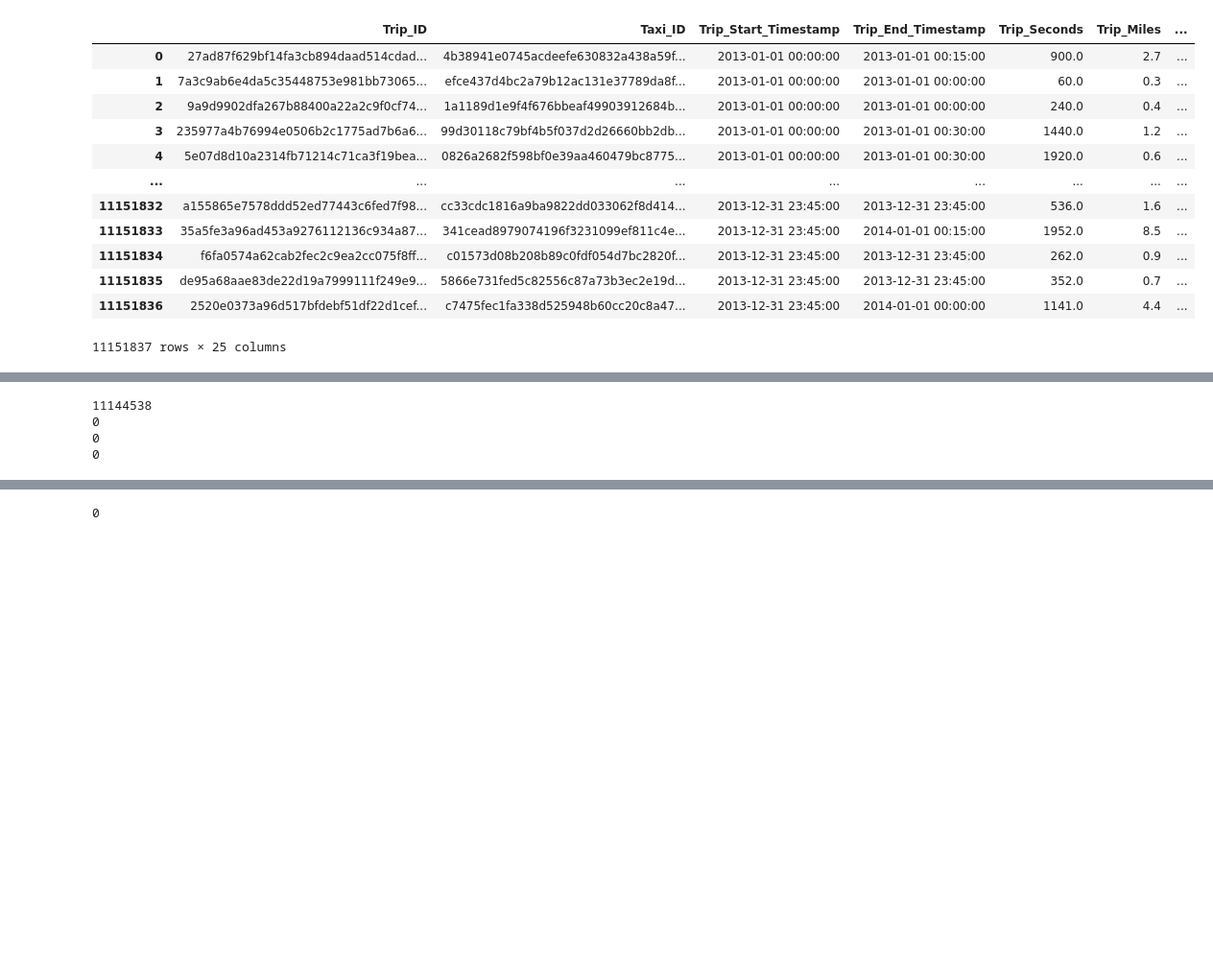
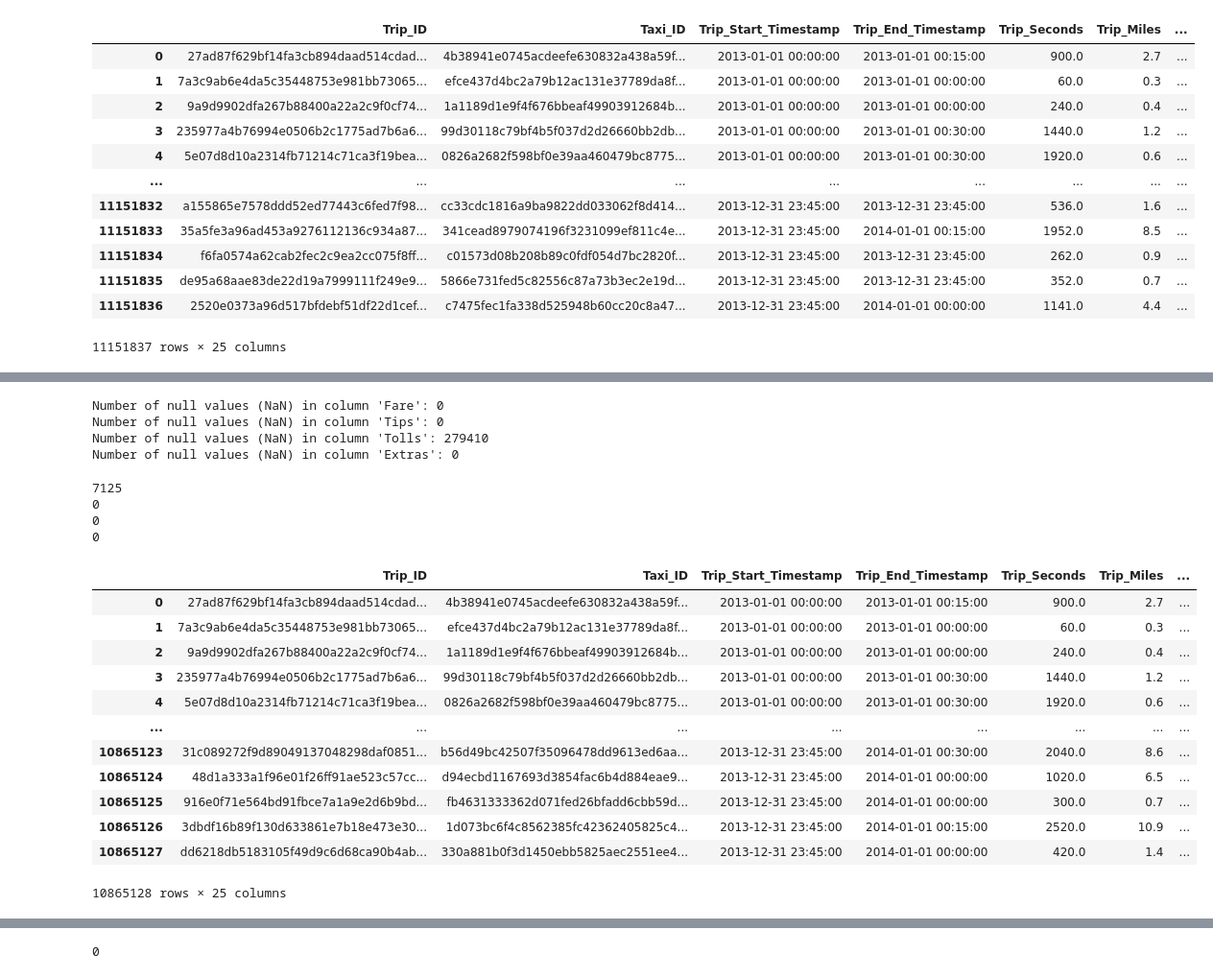
Before and after one commit to Hannah2800/AAA_2023_AdvancedPythonPandas, a Jupyter notebook: Task 1 - Data Cleaning and Preparation.ipynb, the cells around one changed output, grey strips where cells are left out. Shown at 96% size. Drawn from its saved outputs; the diff is of its cells as text; code cells hidden in the pictures; blank space fills up the shorter version.

```diff
--- a/Task 1 - Data Cleaning and Preparation.ipynb
+++ b/Task 1 - Data Cleaning and Preparation.ipynb
@@ -71,0 +82,2 @@ df_chicago.duplicated(subset=['Trip_ID']).sum()
+# %%
+df_chicago.dropna(subset=['Trip_Miles','Trip_Seconds'], inplace = True)
@@ -228,18 +222,45 @@ memory usage: 2.0+ GB
-# %%
-# check for zeros/negative values in columns: Fare (Tarif, Preis), Tips, Tolls (Maut) and Extras
-
-fare_ = (df_chicago['Fare'] <= 0).sum()
-tips_ = (df_chicago['Tips'] < 0).sum()
-tolls_ = (df_chicago['Tolls'] < 0).sum()
-extras_ = (df_chicago['Extras'] < 0).sum()
-print(fare_)
-print(tips_)
-print(tolls_)
-print(extras_)
-# %% [output]
-11144538
-0
-0
-0
+# %%
+print(f"Number of null values (NaN) in column 'Fare': {len(df_chicago['Fare'])-len(df_chicago['Fare'].dropna())}")
+print(f"Number of null values (NaN) in column 'Tips': {len(df_chicago['Tips'])-len(df_chicago['Tips'].dropna())}")
+print(f"Number of null values (NaN) in column 'Tolls': {len(df_chicago['Tolls'])-len(df_chicago['Tolls'].dropna())}")
+print(f"Number of null values (NaN) in column 'Extras': {len(df_chicago['Extras'])-len(df_chicago['Extras'].dropna())}")
+# %% [output]
+Number of null values (NaN) in column 'Fare': 0
+Number of null values (NaN) in column 'Tips': 0
+Number of null values (NaN) in column 'Tolls': 279410
+Number of null values (NaN) in column 'Extras': 0
+# %%
+df_chicago.dropna(subset=['Tolls'], inplace = True)
+# %%
+# check for zeros/negative values in columns: Fare (Tarif, Preis), Tips, Tolls (Maut) and Extras
+
+fare_ = (df_chicago['Fare'] <= 0).sum()
+tips_ = (df_chicago['Tips'] < 0).sum()
+tolls_ = (df_chicago['Tolls'] < 0).sum()
+extras_ = (df_chicago['Extras'] < 0).sum()
+print(fare_)
+print(tips_)
+print(tolls_)
+print(extras_)
+# %% [output]
+7125
+0
+0
+0
 # %%
 df_chicago = df_chicago[df_chicago['Fare'] > 0]
+df_chicago.reset_index(drop = True)
+# %% [output]
+|  | Trip_ID | Taxi_ID | Trip_Start_Timestamp | Trip_End_Timestamp | Trip_Seconds | Trip_Miles | ... |
+| 0 | 27ad87f629bf14fa3cb894daad514cdad... | 4b38941e0745acdeefe630832a438a59f... | 2013-01-01 00:00:00 | 2013-01-01 00:15:00 | 900.0 | 2.7 | ... |
+| 1 | 7a3c9ab6e4da5c35448753e981bb73065... | efce437d4bc2a79b12ac131e37789da8f... | 2013-01-01 00:00:00 | 2013-01-01 00:00:00 | 60.0 | 0.3 | ... |
+| 2 | 9a9d9902dfa267b88400a22a2c9f0cf74... | 1a1189d1e9f4f676bbeaf49903912684b... | 2013-01-01 00:00:00 | 2013-01-01 00:00:00 | 240.0 | 0.4 | ... |
+| 3 | 235977a4b76994e0506b2c1775ad7b6a6... | 99d30118c79bf4b5f037d2d26660bb2db... | 2013-01-01 00:00:00 | 2013-01-01 00:30:00 | 1440.0 | 1.2 | ... |
+| 4 | 5e07d8d10a2314fb71214c71ca3f19bea... | 0826a2682f598bf0e39aa460479bc8775... | 2013-01-01 00:00:00 | 2013-01-01 00:30:00 | 1920.0 | 0.6 | ... |
+| ... | ... | ... | ... | ... | ... | ... | ... |
+| 10865123 | 31c089272f9d89049137048298daf0851... | b56d49bc42507f35096478dd9613ed6aa... | 2013-12-31 23:45:00 | 2014-01-01 00:30:00 | 2040.0 | 8.6 | ... |
+| 10865124 | 48d1a333a1f96e01f26ff91ae523c57cc... | d94ecbd1167693d3854fac6b4d884eae9... | 2013-12-31 23:45:00 | 2014-01-01 00:00:00 | 1020.0 | 6.5 | ... |
+| 10865125 | 916e0f71e564bd91fbce7a1a9e2d6b9bd... | fb4631333362d071fed26bfadd6cbb59d... | 2013-12-31 23:45:00 | 2014-01-01 00:00:00 | 300.0 | 0.7 | ... |
+| 10865126 | 3dbdf16b89f130d633861e7b18e473e30... | 1d073bc6f4c8562385fc42362405825c4... | 2013-12-31 23:45:00 | 2014-01-01 00:15:00 | 2520.0 | 10.9 | ... |
+| 10865127 | dd6218db5183105f49d9c6d68ca90b4ab... | 330a881b0f3d1450ebb5825aec2551ee4... | 2013-12-31 23:45:00 | 2014-01-01 00:00:00 | 420.0 | 1.4 | ... |
+10865128 rows × 25 columns
```
Also changed, not shown: parts of 15 cells of this notebook.
